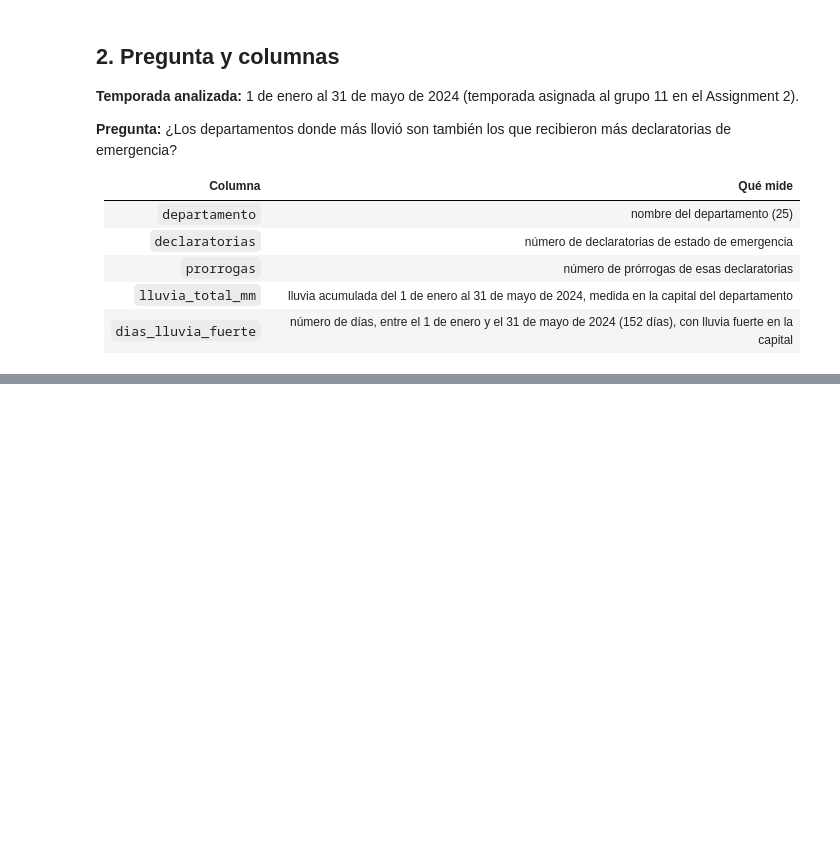
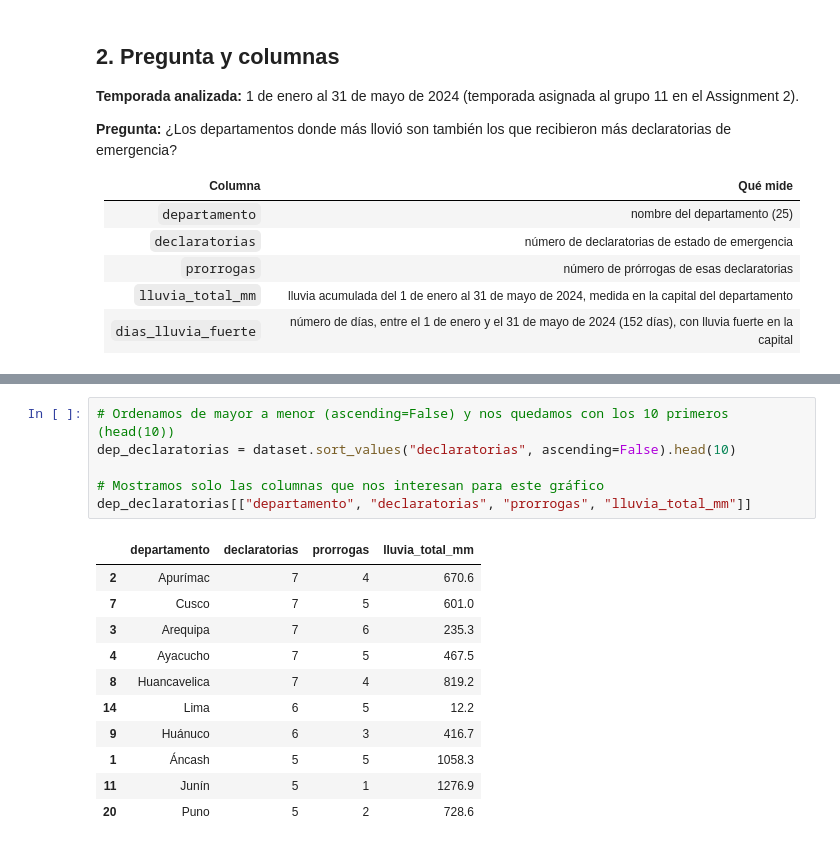
Before and after one commit to FlaviaRomero/repositorio-del-grupo11, a Jupyter notebook: assignment_3/visualizacion.ipynb, the cells around one changed output, grey strips where cells are left out. Drawn from its saved outputs; the diff is of its cells as text; blank space fills up the shorter version.

Commit message:
#18 Paso 3_1 Gráfico de barras ordenado

```diff
--- a/assignment_3/visualizacion.ipynb
+++ b/assignment_3/visualizacion.ipynb
@@ -53,0 +60,18 @@ dataset.head(5)
+# %%
+# Ordenamos de mayor a menor (ascending=False) y nos quedamos con los 10 primeros (head(10))
+dep_declaratorias = dataset.sort_values("declaratorias", ascending=False).head(10)
+
+# Mostramos solo las columnas que nos interesan para este gráfico
+dep_declaratorias[["departamento", "declaratorias", "prorrogas", "lluvia_total_mm"]]
+# %% [output]
+|  | departamento | declaratorias | prorrogas | lluvia_total_mm |
+| 2 | Apurímac | 7 | 4 | 670.6 |
+| 7 | Cusco | 7 | 5 | 601.0 |
+| 3 | Arequipa | 7 | 6 | 235.3 |
+| 4 | Ayacucho | 7 | 5 | 467.5 |
+| 8 | Huancavelica | 7 | 4 | 819.2 |
+| 14 | Lima | 6 | 5 | 12.2 |
+| 9 | Huánuco | 6 | 3 | 416.7 |
+| 1 | Áncash | 5 | 5 | 1058.3 |
+| 11 | Junín | 5 | 1 | 1276.9 |
+| 20 | Puno | 5 | 2 | 728.6 |
```
Also changed, not shown: parts of 4 cells of this notebook.
